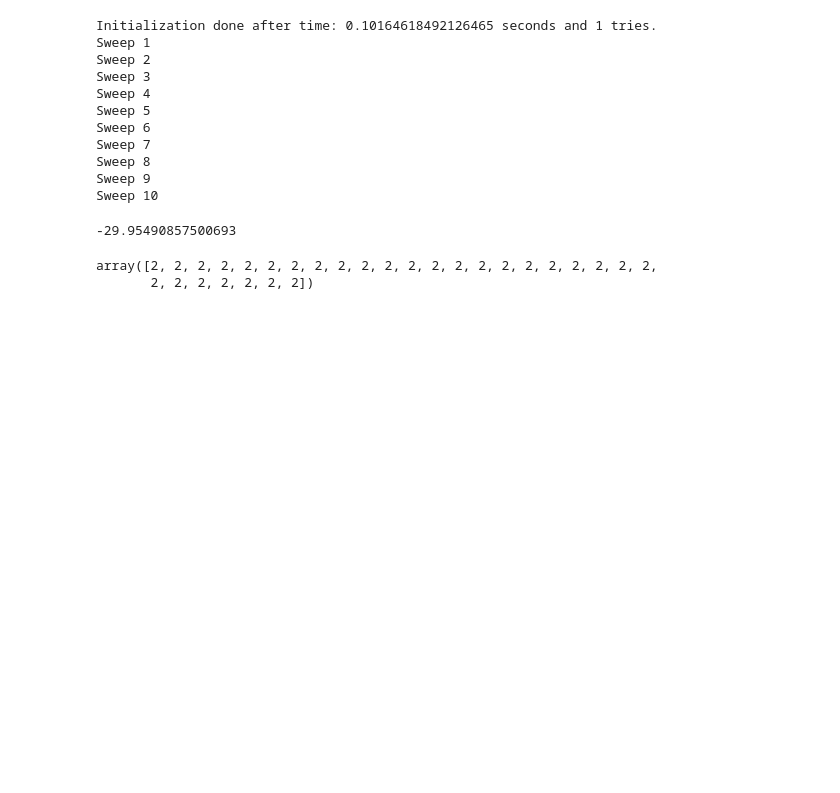
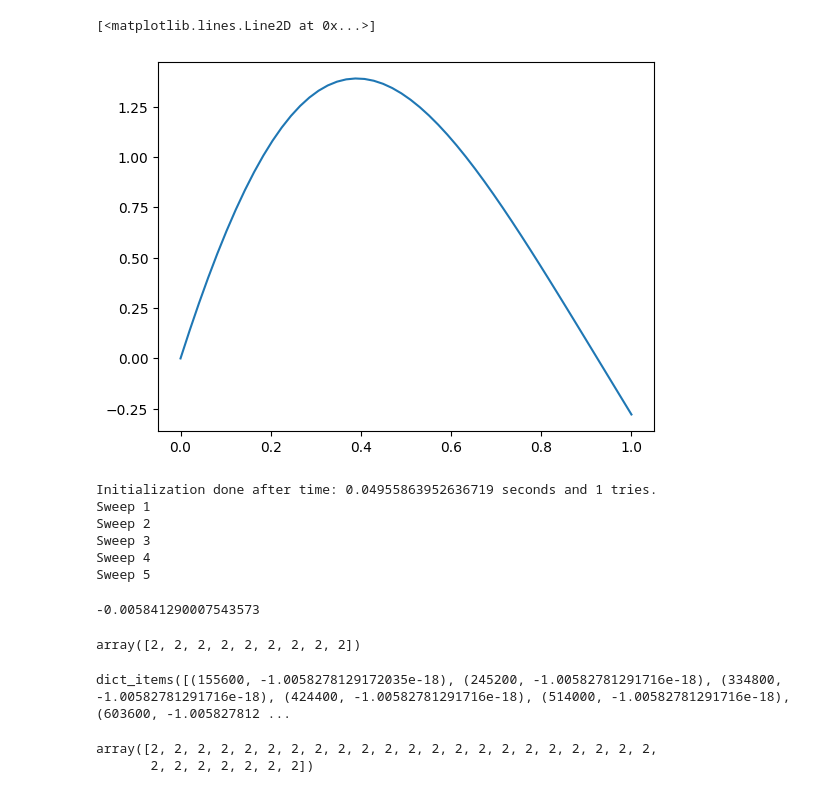
Before and after one commit to pau-torrente/py_ttcross, a Jupyter notebook: tt_cross/python_notebooks/integrators.ipynb, the cells around one changed output. Cells and saved outputs as stored; diff of their text form; code cells hidden in the pictures; blank space fills up the shorter version.

```diff
--- a/tt_cross/python_notebooks/integrators.ipynb
+++ b/tt_cross/python_notebooks/integrators.ipynb
@@ -14,30 +28,43 @@ def test_function(x: np.ndarray) -> np.ndarray:
 def test_function2(x: np.ndarray) -> np.ndarray:
     return np.prod(np.sin(x) / 2)
+# %%
+x = np.linspace(0, 1)
+y = np.sin(4 * x) * np.exp(-x) + 3 * x - 3 * x**2
+
+plt.plot(x, y)
+# %% [output]
+[<matplotlib.lines.Line2D at 0x...>]
+[figure, added]
 # %%
-integrator = ttrc_integrator(
+integrator = tracked_ttrc_integrator(
     func=test_function,
-    num_variables=30,
-    intervals=np.array([[0, 1] for _ in range(50)]),
+    num_variables=10,
+    intervals=np.array([[0, 1] for _ in range(10)]),
     points_per_variable=20,
-    sweeps=10,
+    sweeps=5,
     initial_bond_guess=5,
     max_bond=10,
     quadrature="Gauss",
 )
 integrator.integrate()
 # %% [output]
-Initialization done after time: 0.10164618492126465 seconds and 1 tries.
+Initialization done after time: 0.04955863952636719 seconds and 1 tries.
 Sweep 1
 Sweep 2
 Sweep 3
 Sweep 4
 Sweep 5
-Sweep 6
-Sweep 7
-Sweep 8
-Sweep 9
-Sweep 10
--29.95490857500693
+-0.005841290007543573
+# %%
+integrator.bonds
+# %% [output]
+array([2, 2, 2, 2, 2, 2, 2, 2, 2])
+# %%
+import matplotlib.pyplot as plt
+
+integrator.evolution_dict.items()
+# %% [output]
+dict_items([(155600, -1.0058278129172035e-18), (245200, -1.00582781291716e-18), (334800, -1.00582781291716e-18), (424400, -1.00582781291716e-18), (514000, -1.00582781291716e-18), (603600, -1.005827812 ...
 # %%
 integrator.interpolator.bonds
 # %% [output]
```
Also changed, not shown: parts of 10 cells of this notebook, 6 other files.
